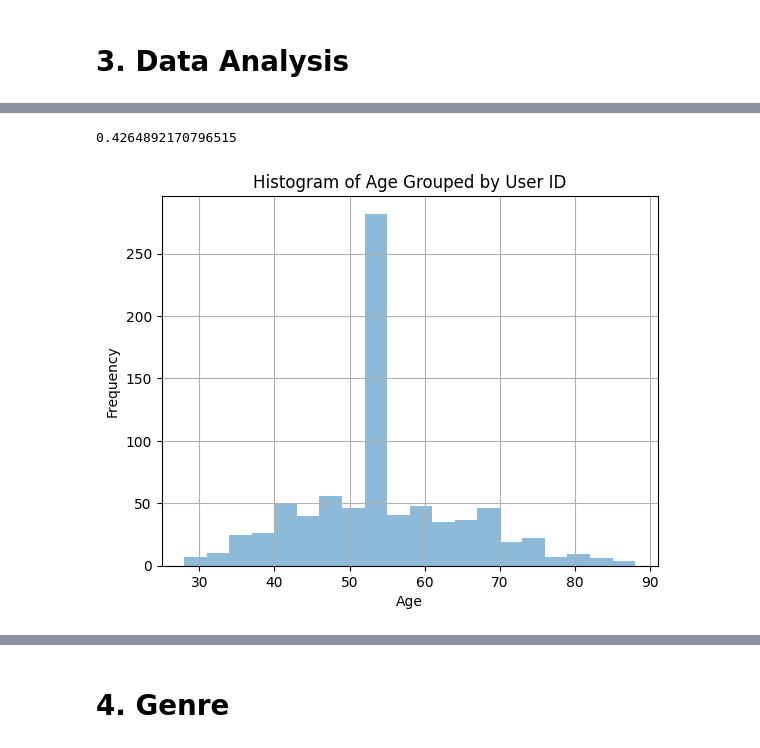
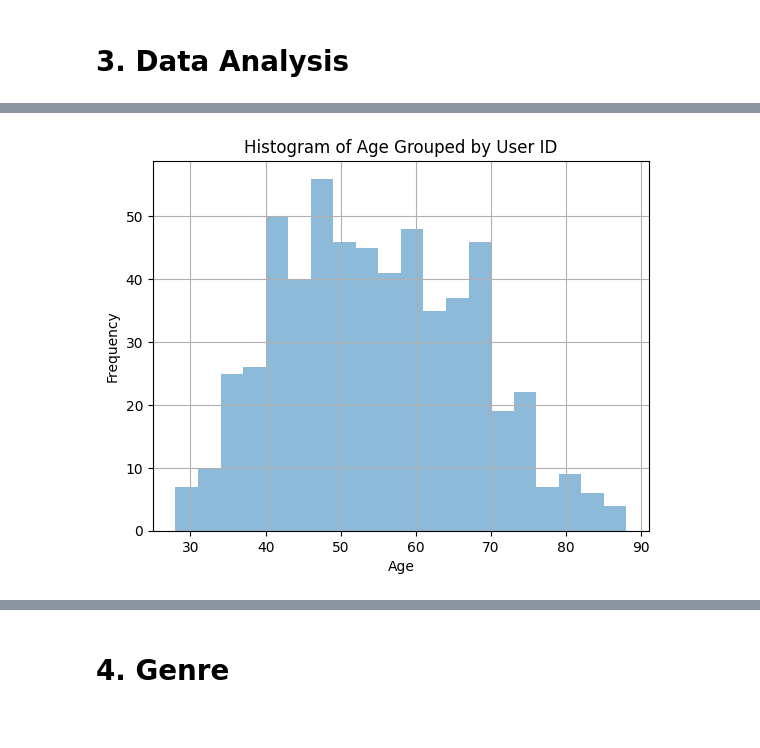
Before and after one commit to shakirmshaker/SocialDataGroup4, a Jupyter notebook: final/explainer.ipynb, the cells around one changed output, grey strips where cells are left out. Drawn from its saved outputs; the diff is of its cells as text; code cells hidden in the pictures.

```diff
--- a/final/explainer.ipynb
+++ b/final/explainer.ipynb
@@ -35,3 +40,16 @@
+# %%
+df_age=pd.read_csv('data/user_id-age.csv',sep=';')
+df_age.rename(columns={'Kunde ID':'user_id','Fødselsdato':'birth_date'},inplace=True)
+
+df_age['birth_date']=pd.to_datetime(df_age['birth_date'], errors='coerce',format='%d/%m/%Y')
+df_age['age']=2024-df_age['birth_date'].dt.year
+# %%
+df_raw=pd.read_csv('data/dfMerged.csv')
+df_raw.drop(columns=['age'],inplace=True)
+df_raw=pd.merge(df_raw,df_age[['user_id','age']],on='user_id',how='left')
+
+df=df_raw.copy()
+df['usage_date'] = pd.to_datetime(df['usage_date'], format='%d/%m/%Y')
 # %% [markdown]
 The dataset contains 829 individual households and records data on 967 days.
 Most households have had solar panel installations after the beginning of the dataset (after November 2022), thus the number of daily recordings increased continuously.
@@ -51,0 +116,4 @@ df['usage_date'] = pd.to_datetime(df['usage_date'],format='%d/%m/%Y')
+# %%
+df_ind_age=df_raw.groupby('user_id')['age'].mean()
+print(df_ind_age[(df_ind_age<18)|(df_ind_age>90)])
+age_data=df[(df.age>=18) & (df.age<=99)]
@@ -189,12 +201,8 @@ age_by_user.cumsum().plot(kind='line', color='blue')
-# %%
-len(df[df.age==54])/len(df)
-# %% [output]
-0.4264892170796515
 # %%
-df.groupby('user_id')['age'].mean().hist(alpha=0.5, bins=20)
+age_data.groupby('user_id')['age'].mean().hist(alpha=0.5, bins=20)
 plt.xlabel('Age')
 plt.ylabel('Frequency')
 plt.title('Histogram of Age Grouped by User ID')
 plt.show()
 # %% [output]
-[figure, old version]
+[figure, new version]
```
Also changed, not shown: parts of 40 cells of this notebook.
